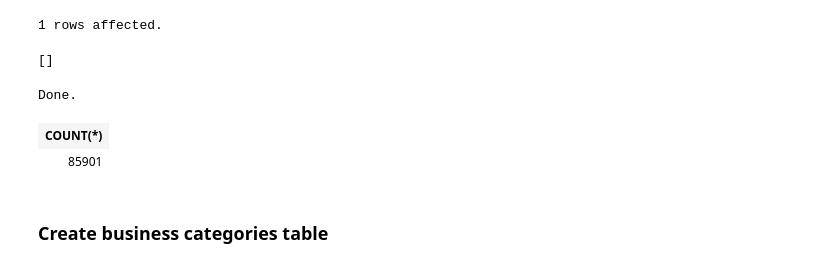
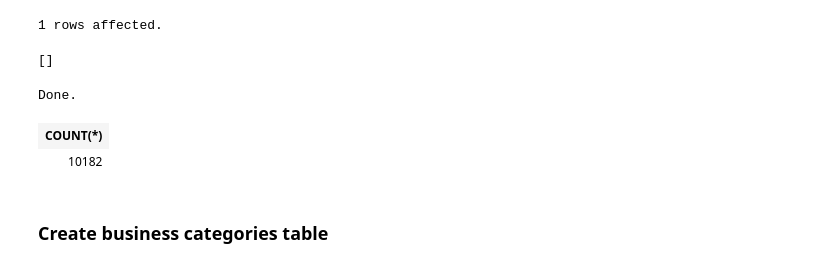
Before and after one commit to jjm7/DLFinalProj, a Jupyter notebook: DB_explorer.ipynb, the cells around one changed output. Cells and saved outputs as stored; diff of their text form; code cells hidden in the pictures.

```diff
--- a/DB_explorer.ipynb
+++ b/DB_explorer.ipynb
@@ -40,11 +40,11 @@ WHERE business_id = '5UmKMjUEUNdYWqANhGckJw'
 []
 # %%
 %%sql
-SELECT COUNT(*) FROM business_info LIMIT 5;
+SELECT COUNT(*) FROM business_info WHERE review_count>60 LIMIT 5;
 # %% [output]
 Done.
 | COUNT(*) |
-| 85901 |
+| 10182 |
 # %% [markdown]
 ### Create business categories table
 # %%
```
Also changed, not shown: 1 other file.
